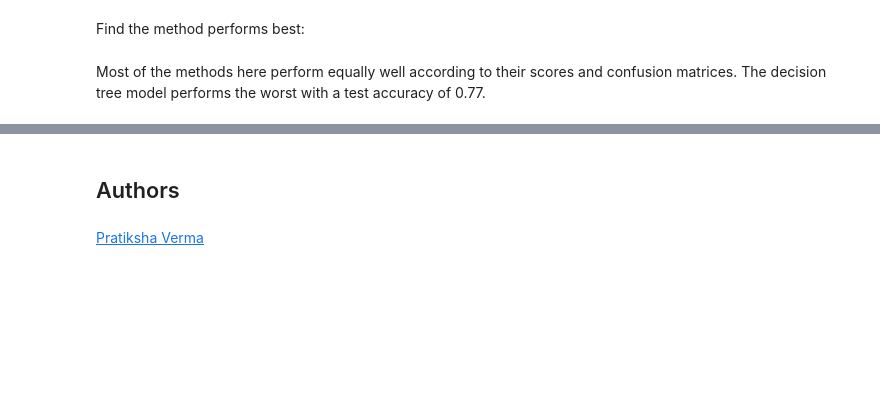
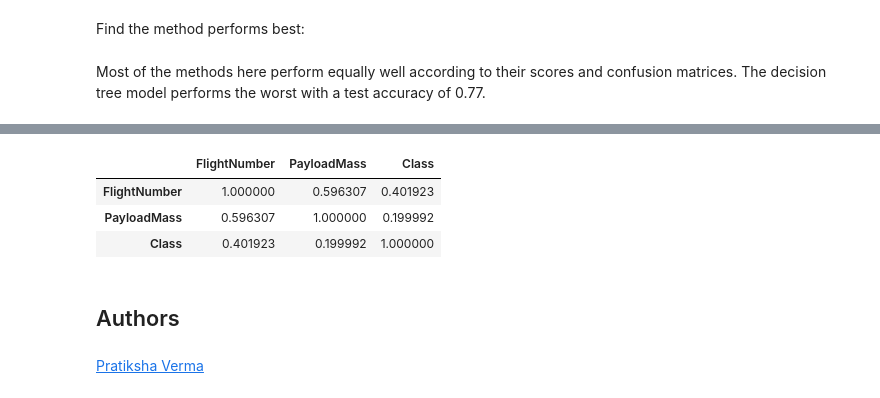
Before and after one commit to matt-mccarthy/ibm-ds-capstone, a Jupyter notebook: notebooks/SpaceX_Machine_Learning_Prediction_Part_5.jupyterlite.ipynb, the cells around one changed output, grey strips where cells are left out. Saved outputs shown, nothing was run; the diff lists cells and outputs as text; code cells hidden in the pictures; blank space fills up the shorter version.

```diff
--- a/notebooks/SpaceX_Machine_Learning_Prediction_Part_5.jupyterlite.ipynb
+++ b/notebooks/SpaceX_Machine_Learning_Prediction_Part_5.jupyterlite.ipynb
@@ -364,4 +364,11 @@ acc_df
 | KNN | 0.833333 |
+# %%
+data[['FlightNumber','PayloadMass','Class']].corr()
+# %% [output]
+|  | FlightNumber | PayloadMass | Class |
+| FlightNumber | 1.000000 | 0.596307 | 0.401923 |
+| PayloadMass | 0.596307 | 1.000000 | 0.199992 |
+| Class | 0.401923 | 0.199992 | 1.000000 |
 # %% [markdown]
 ## Authors
 # %% [markdown]
```
Also changed, not shown: parts of 5 cells of this notebook.
